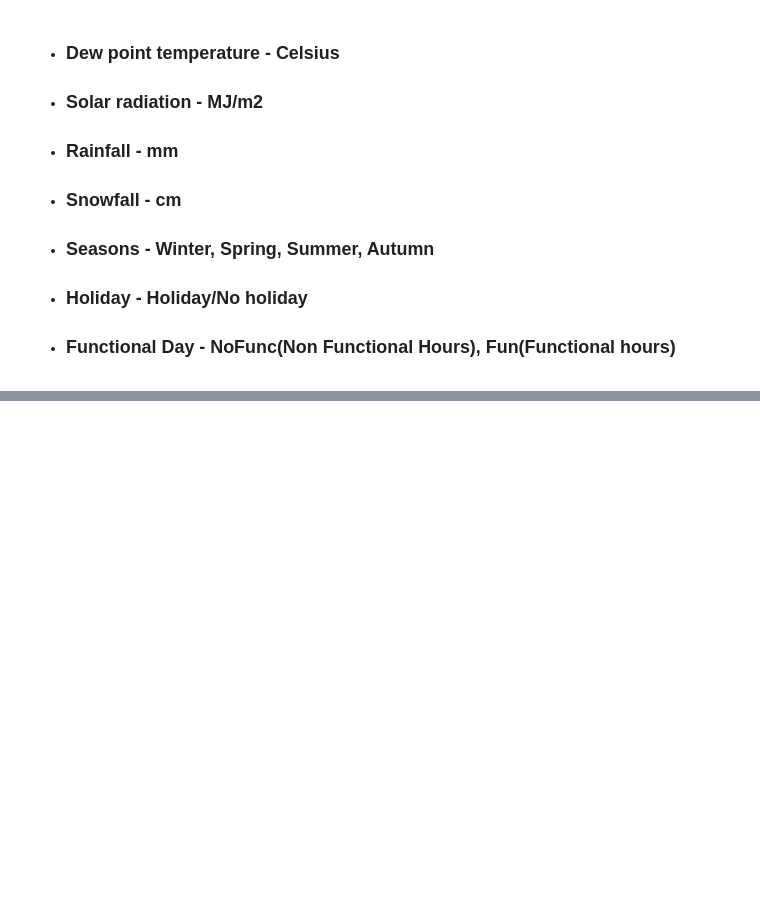
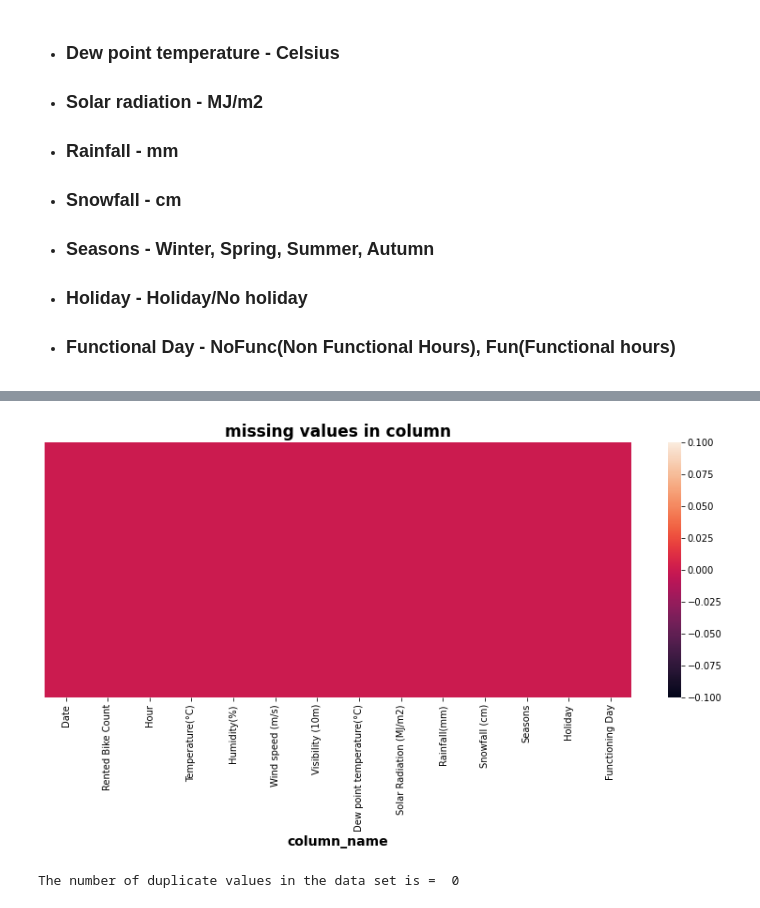
Before and after one commit to vinaylanjewar/Bike-Sharing-Demand-Prediction, a Jupyter notebook: Bike_Sharing_Demand_Prediction_Capstone_Project_2.ipynb, the cells around one changed output, grey strips where cells are left out. Drawn from its saved outputs; the diff is of its cells as text; code cells hidden in the pictures; blank space fills up the shorter version.

```diff
--- a/Bike_Sharing_Demand_Prediction_Capstone_Project_2.ipynb
+++ b/Bike_Sharing_Demand_Prediction_Capstone_Project_2.ipynb
@@ -30,0 +52,5 @@
+# %%
+# reading dataset
+path  = "/content/drive/MyDrive/Capstone Project 2 ML/SeoulBikeData.csv"
+data = pd.read_csv(path ,header= 0,
+                        encoding= 'unicode_escape')
@@ -30,0 +110,15 @@
+# %%
+# Checking missing values
+plt.figure(figsize=(14, 5))
+sns.heatmap(data.isnull(), cbar=True, yticklabels=False)
+plt.xlabel("column_name", size=14, weight="bold")
+plt.title("missing values in column",fontweight="bold",size=17)
+plt.show()
+# %% [output]
+[figure, added]
+# %%
+# Checking Duplicate Values
+value=len(data[data.duplicated()])
+print("The number of duplicate values in the data set is = ",value)
+# %% [output]
+The number of duplicate values in the data set is =  0
```
Also changed, not shown: parts of 6 cells of this notebook.
